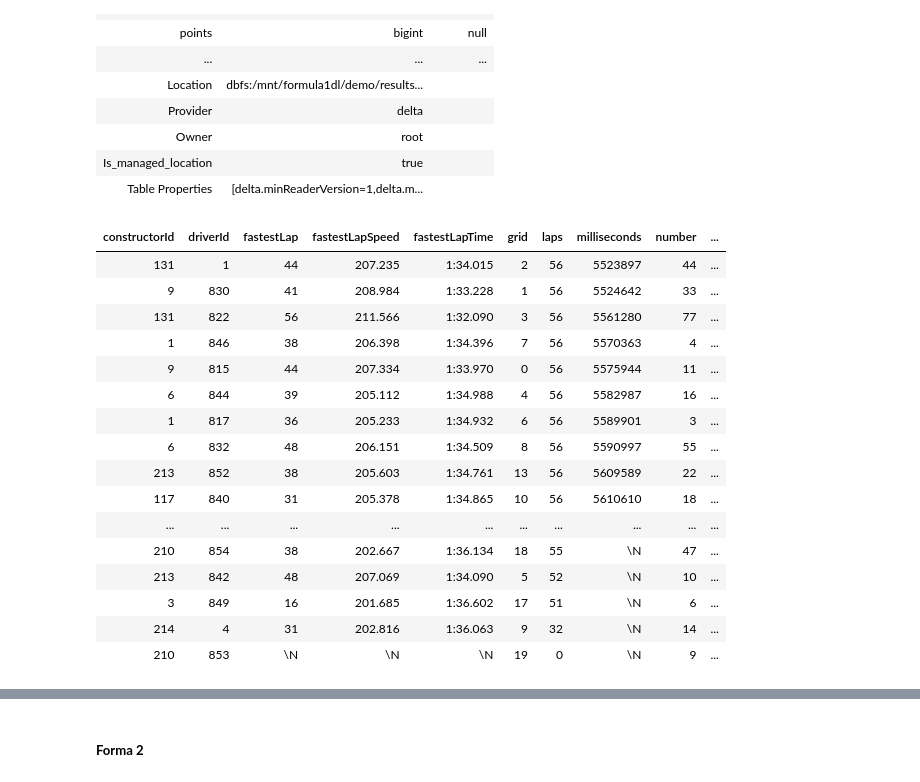
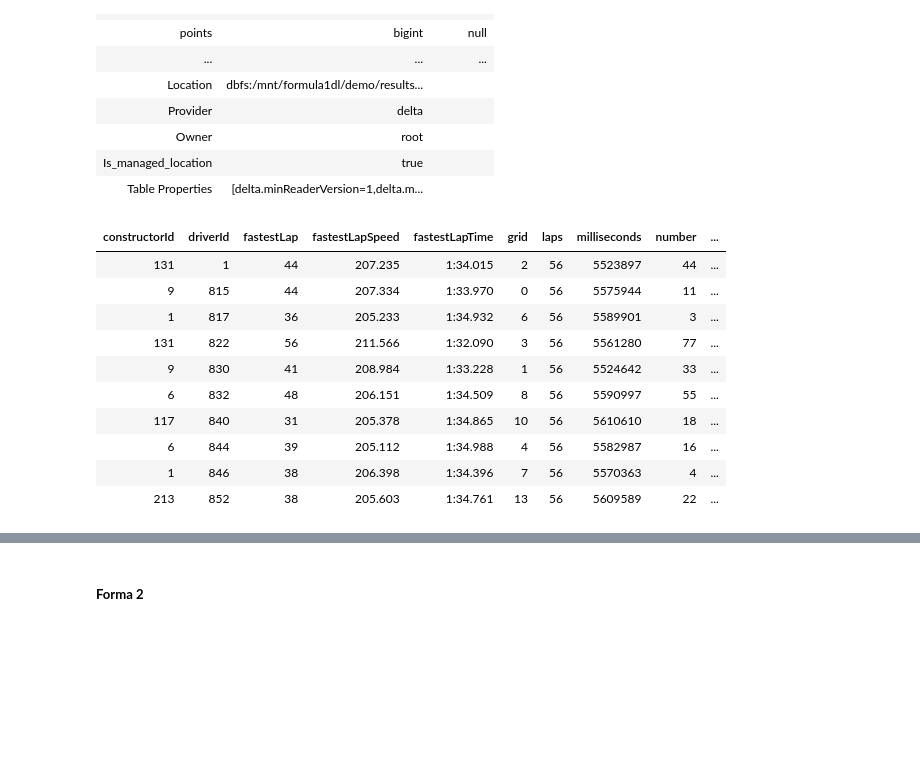
Before and after one commit to perezlino/azure_cloud, a Jupyter notebook: 3-Azure_Databricks/Material/Delta Lake/2-Delta Managed tables.ipynb, the cells around one changed output, grey strips where cells are left out. Cells and saved outputs as stored; diff of their text form; code cells hidden in the pictures; blank space fills up the shorter version.

```diff
--- a/3-Azure_Databricks/Material/Delta Lake/2-Delta Managed tables.ipynb
+++ b/3-Azure_Databricks/Material/Delta Lake/2-Delta Managed tables.ipynb
@@ -47,24 +47,18 @@ DESCRIBE FORMATTED f1_demo.results_managed;
 | Is_managed_location | true |  |
 | Table Properties | [delta.minReaderVersion=1,delta.m... |  |
 # %%
-%sql
-SELECT * FROM f1_demo.results_managed;
+SELECT * FROM f1_demo.results_managed
+ORDER BY driverId;
 # %% [output]
 | constructorId | driverId | fastestLap | fastestLapSpeed | fastestLapTime | grid | laps | milliseconds | number | ... |
 | 131 | 1 | 44 | 207.235 | 1:34.015 | 2 | 56 | 5523897 | 44 | ... |
+| 9 | 815 | 44 | 207.334 | 1:33.970 | 0 | 56 | 5575944 | 11 | ... |
+| 1 | 817 | 36 | 205.233 | 1:34.932 | 6 | 56 | 5589901 | 3 | ... |
+| 131 | 822 | 56 | 211.566 | 1:32.090 | 3 | 56 | 5561280 | 77 | ... |
 | 9 | 830 | 41 | 208.984 | 1:33.228 | 1 | 56 | 5524642 | 33 | ... |
-| 131 | 822 | 56 | 211.566 | 1:32.090 | 3 | 56 | 5561280 | 77 | ... |
+| 6 | 832 | 48 | 206.151 | 1:34.509 | 8 | 56 | 5590997 | 55 | ... |
+| 117 | 840 | 31 | 205.378 | 1:34.865 | 10 | 56 | 5610610 | 18 | ... |
+| 6 | 844 | 39 | 205.112 | 1:34.988 | 4 | 56 | 5582987 | 16 | ... |
 | 1 | 846 | 38 | 206.398 | 1:34.396 | 7 | 56 | 5570363 | 4 | ... |
-| 9 | 815 | 44 | 207.334 | 1:33.970 | 0 | 56 | 5575944 | 11 | ... |
-| 6 | 844 | 39 | 205.112 | 1:34.988 | 4 | 56 | 5582987 | 16 | ... |
-| 1 | 817 | 36 | 205.233 | 1:34.932 | 6 | 56 | 5589901 | 3 | ... |
-| 6 | 832 | 48 | 206.151 | 1:34.509 | 8 | 56 | 5590997 | 55 | ... |
 | 213 | 852 | 38 | 205.603 | 1:34.761 | 13 | 56 | 5609589 | 22 | ... |
-| 117 | 840 | 31 | 205.378 | 1:34.865 | 10 | 56 | 5610610 | 18 | ... |
-| ... | ... | ... | ... | ... | ... | ... | ... | ... | ... |
-| 210 | 854 | 38 | 202.667 | 1:36.134 | 18 | 55 | \N | 47 | ... |
-| 213 | 842 | 48 | 207.069 | 1:34.090 | 5 | 52 | \N | 10 | ... |
-| 3 | 849 | 16 | 201.685 | 1:36.602 | 17 | 51 | \N | 6 | ... |
-| 214 | 4 | 31 | 202.816 | 1:36.063 | 9 | 32 | \N | 14 | ... |
-| 210 | 853 | \N | \N | \N | 19 | 0 | \N | 9 | ... |
 # %%
```
Also changed, not shown: parts of 19 cells of this notebook, 30 other files.
